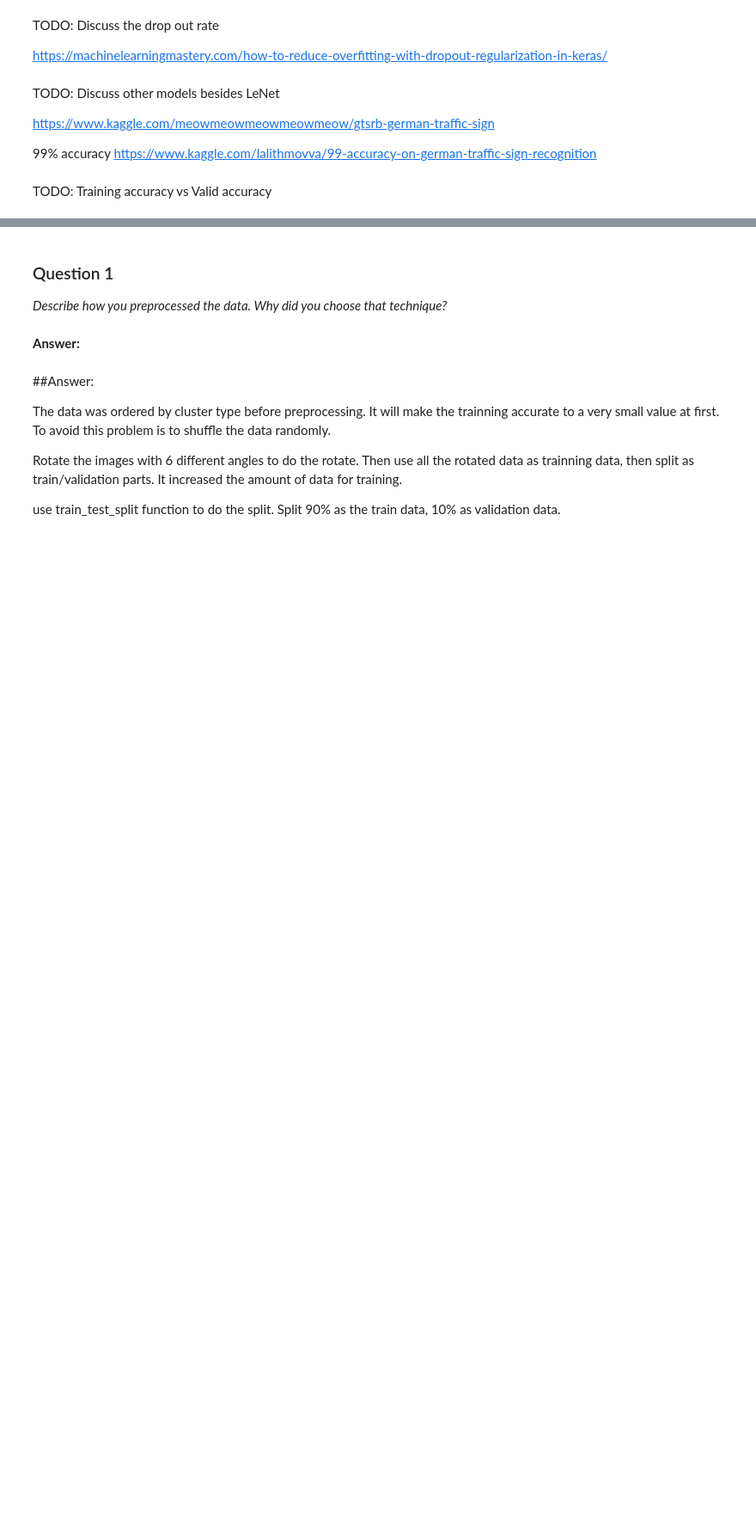
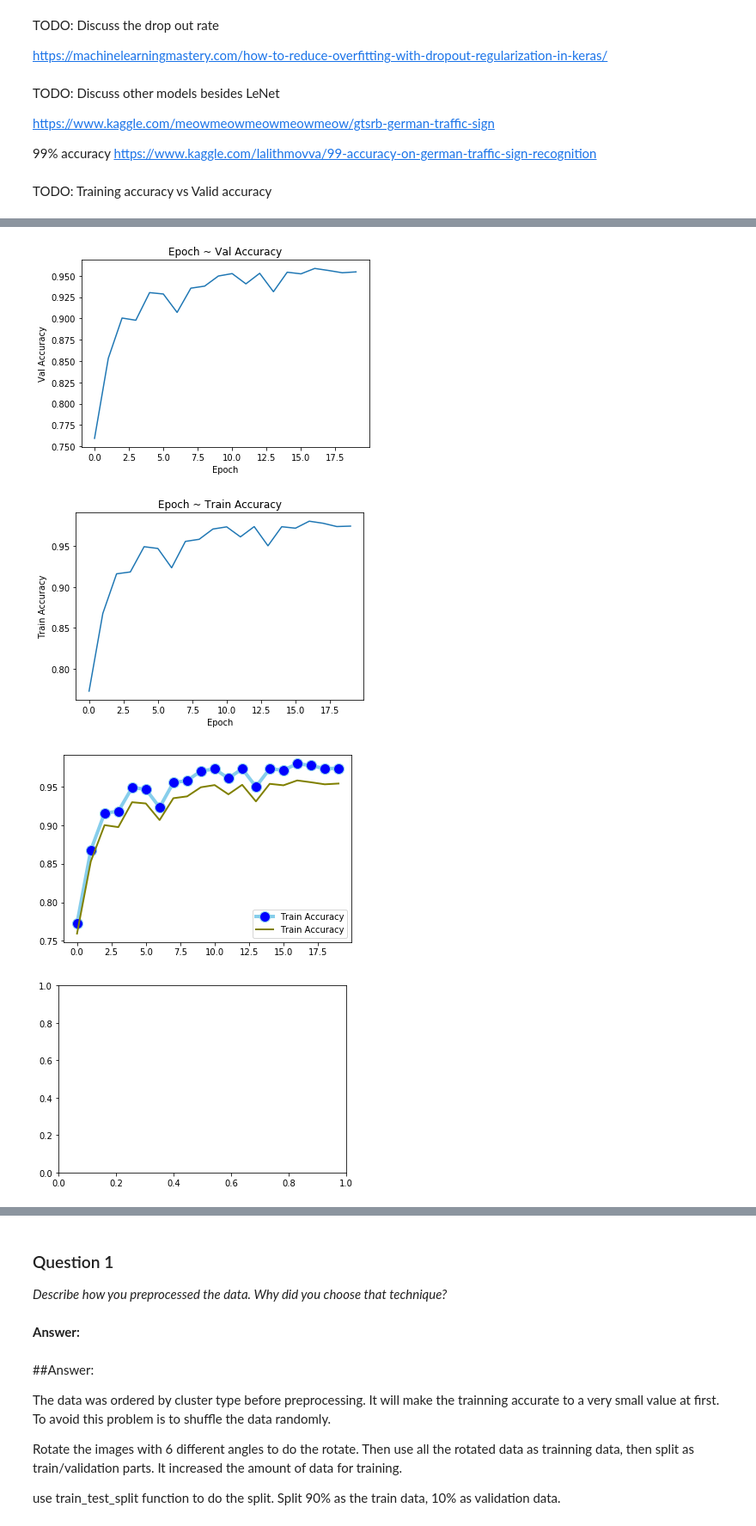
Before and after one commit to lixinso/CarND-Traffic-Sign-Classifier-Project, a Jupyter notebook: Traffic_Sign_Classifier.ipynb, the cells around one changed output, grey strips where cells are left out. Shown: that part at 86% size. Drawn from its saved outputs; the diff is of its cells as text; code cells hidden in the pictures; blank space fills up the shorter version.

```diff
--- a/Traffic_Sign_Classifier.ipynb
+++ b/Traffic_Sign_Classifier.ipynb
@@ -351,7 +351,7 @@ https://www.kaggle.com/lalithmovva/99-accuracy-on-german-traffic-sign-recognitio
 # %% [markdown]
 TODO: Training accuracy vs Valid accuracy
 # %%
-EPOCHS = 4#50
+EPOCHS = 20#50
 BATCH_SIZE = 128
 
 def conv2d(x,W,b, strides=1):
@@ -574,13 +589,30 @@ type(sess.graph)
 # %%
 plt.plot(history_valid)
 plt.title("Epoch ~ Val Accuracy")
 plt.xlabel("Epoch")
 plt.ylabel("Val Accuracy")
+plt.show()
+plt.cla()
 
 plt.plot(history_train)
 plt.title("Epoch ~ Train Accuracy")
 plt.xlabel("Epoch")
 plt.ylabel("Train Accuracy")
+plt.show()
+plt.cla()
+
+# multiple line plot
+plt.plot( history_train, marker='o', markerfacecolor='blue', markersize=12, color='skyblue', linewidth=4, label="Train Accuracy")
+plt.plot( history_valid, marker='', color='olive', linewidth=2, label="Train Accuracy")
+#plt.plot( 'x', 'y3', data=df, marker='', color='olive', linewidth=2, linestyle='dashed', label="toto")
+plt.legend()
+plt.show()
+plt.cla()
+# %% [output]
+[figure, added]
+[figure, added]
+[figure, added]
+[figure, added]
 # %%
 # TODO: Visualize the training progress. Accuracy vs Loss
 # %%
```
Also changed, not shown: parts of 7 cells of this notebook.
